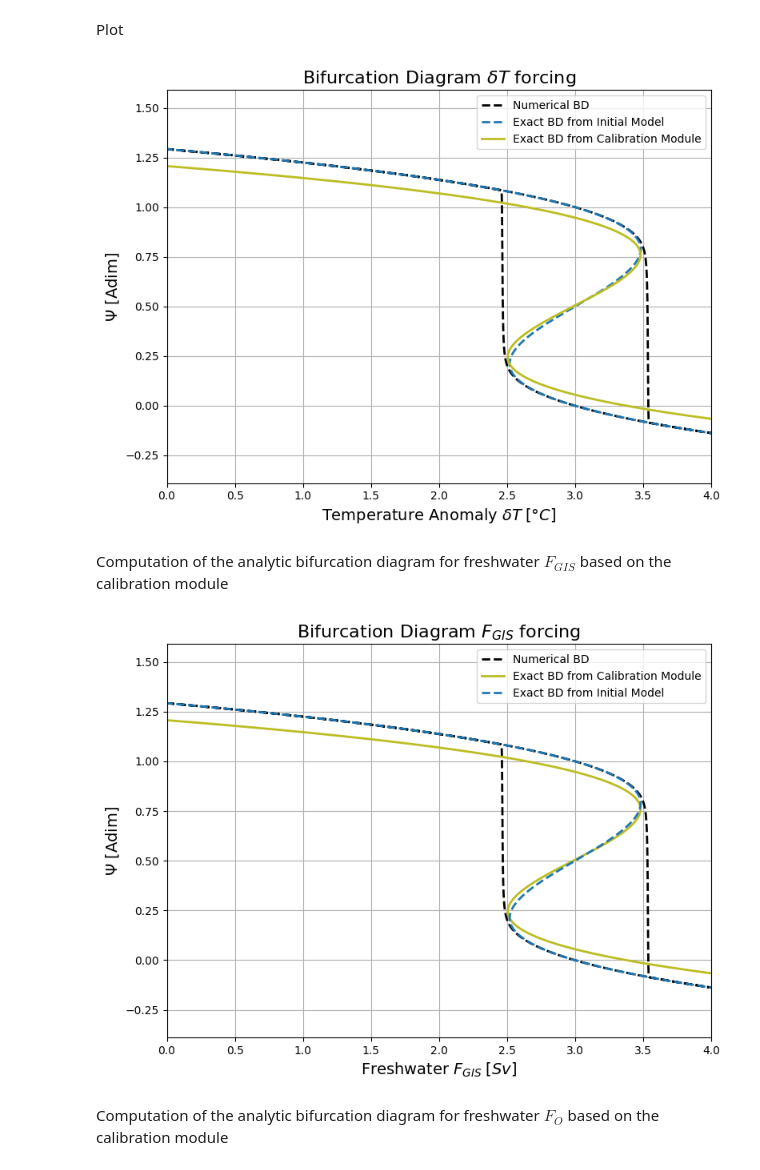
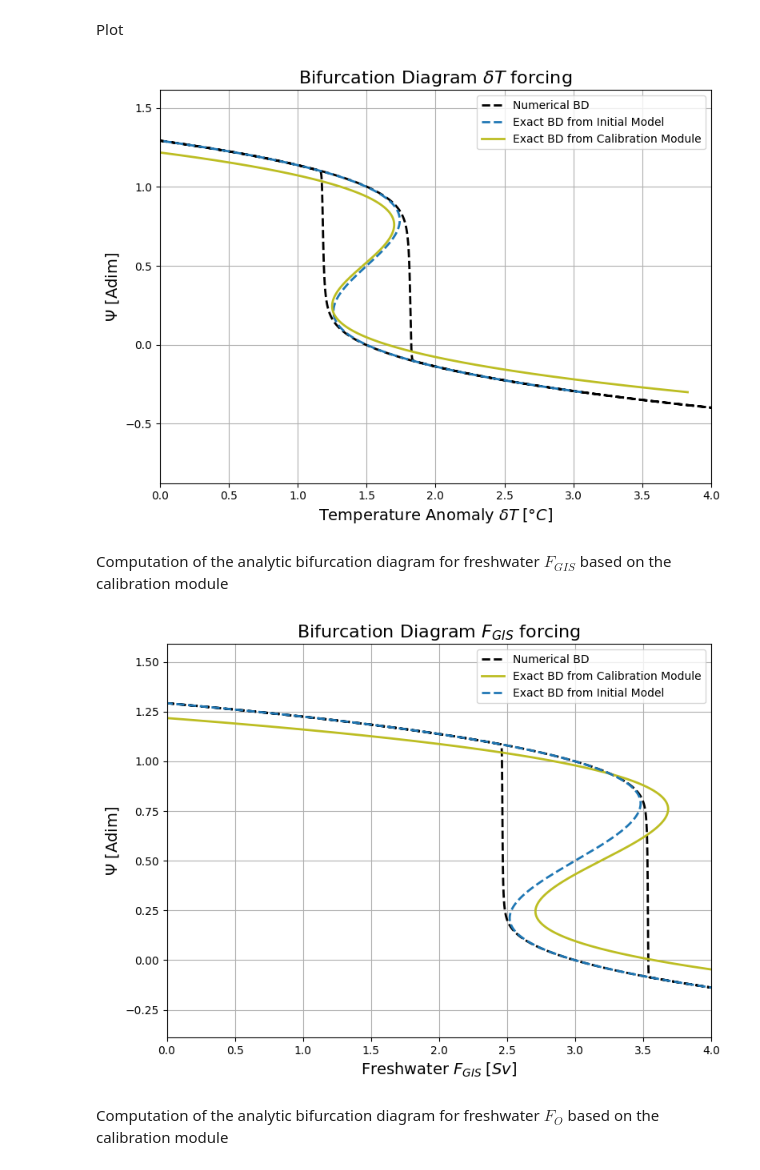
Before and after one commit to AmauryLaridon/LPHYS2299-Master-s-Thesis, a Jupyter notebook: AMOC-GIS Tipping Module/Tipping Module Calibration - Param B/Tipping Module Calibration ParamB.ipynb, the cells around one changed output. Drawn from its saved outputs; the diff is of its cells as text; code cells hidden in the pictures.

Commit message:
Final v2 Calib Modul Param + Start Calib on cGenie

```diff
--- a/AMOC-GIS Tipping Module/Tipping Module Calibration - Param B/Tipping Module Calibration ParamB.ipynb
+++ b/AMOC-GIS Tipping Module/Tipping Module Calibration - Param B/Tipping Module Calibration ParamB.ipynb
@@ -752,12 +801,12 @@ y0 = [1.3]  # initial value
 Parameterization of the forcing
 # %%
 # Parameterization of the temperature forcing - T constant
-T_forcing_cst = 0
-amoc_forcing_temperature = interpolate.interp1d([t0,tend],[T_forcing_cst,T_forcing_cst],bounds_error= False, fill_value=0)
+T_forcing_cst_C = 0
+amoc_forcing_temperature = interpolate.interp1d([t0,tend],[T_forcing_cst_C,T_forcing_cst_C],bounds_error= False, fill_value=0)
 
 # Parameterization of the GIS freshwater forcing - F_GIS constant
-F_GIS_cst = 0
-amoc_forcing_hosing_GIS = interpolate.interp1d([t0,tend],[F_GIS_cst, F_GIS_cst],bounds_error= False, fill_value=0)
+F_GIS_cst_C = 0
+amoc_forcing_hosing_GIS = interpolate.interp1d([t0,tend],[F_GIS_cst_C, F_GIS_cst_C],bounds_error= False, fill_value=0)
 
 # Parameterization of the Other freshwater forcing
 F_O_max = 4
@@ -834,0 +877,16 @@ A more rigourous method is to use a numerical computation.
+# %%
+# Definition of the critical values #
+Psip = 0.76
+Psim = 0.245
+FOp = 2.3
+FOm = 1.65
+
+## Output ##
+print("------------------------------------------------------------------------")
+print("Critical values retrieved visualy based on the hysteresis experiment")
+print("------------------------------------------------------------------------")
+print("Pisp = {:.3f}".format(Psip))
+print("Psim = {:.3f}".format(Psim))
+print("FOp = {:.3f}".format(FOp))
+print("FOm = {:.3f}".format(FOm))
+print("------------------------------------------------------------------------")
@@ -837,8 +906,8 @@ A more rigourous method is to use a numerical computation.
 
 Now based on the critical bifurcations points coordinates from the two hysteres experiment we will "forgot" from which model them comes and only use the coordinates. We want to set those coordinates as input of our calibration algorithm and see if we can retrieve the "forgoten" coefficients.
 # %%
-valid_test_AMOC_crit_params = [0.76,0.245,3.48,2.505,3.48,2.505,3.48,2.505,50,50]
-valid_test_calib_coef = calib_module_AMOC_ParamB(valid_test_AMOC_crit_params[0], valid_test_AMOC_crit_params[1], valid_test_AMOC_crit_params[2], valid_test_AMOC_crit_params[3], valid_test_AMOC_crit_params[4], valid_test_AMOC_crit_params[5], valid_test_AMOC_crit_params[6] , valid_test_AMOC_crit_params[7],F_GIS_cst, F_O_cst, T_forcing_cst, F_O_cst, T_forcing_cst, F_GIS_cst)
+valid_test_AMOC_crit_params = [Psip,Psim,Tp,Tm,FGISp,FGISm,FOp,FOm,50,50]
+valid_test_calib_coef = calib_module_AMOC_ParamB(valid_test_AMOC_crit_params[0], valid_test_AMOC_crit_params[1], valid_test_AMOC_crit_params[2], valid_test_AMOC_crit_params[3], valid_test_AMOC_crit_params[4], valid_test_AMOC_crit_params[5], valid_test_AMOC_crit_params[6] , valid_test_AMOC_crit_params[7],F_GIS_cst_A, F_O_cst_A, T_forcing_cst_B, F_O_cst_B, T_forcing_cst_C, F_GIS_cst_C)
 
 a_AMOC = valid_test_calib_coef[0]
 b_AMOC = valid_test_calib_coef[1]
@@ -902,29 +971,29 @@ Global error between initial and calibrated coeficients = 0.101
 #### Bifurcation Diagram comparison
 Computation of the analytic bifurcation diagram for temperature based on the calibration module
 # %%
-T_calib_module = (psi_range**3-a_AMOC*psi_range**2-b_AMOC*psi_range-c_AMOC-e_AMOC*F_GIS_cst-f_AMOC*F_O_cst)/d_AMOC
+T_calib_module = (psi_range**3-a_AMOC*psi_range**2-b_AMOC*psi_range-c_AMOC-e_AMOC*F_GIS_cst_A-f_AMOC*F_O_cst_A)/d_AMOC
 # %% [markdown]
 Plot
 # %%
 fig, ax = plt.subplots(1,1,figsize=(8,6))
 
 amoc_forcing_temperature = interpolate.interp1d([t0,(t0+tend)/2,tend],[0,T_forcing_max,0],bounds_error= False, fill_value=0)
 
 ax.plot(amoc_forcing_temperature(sol_ExpA.t), sol_ExpA.y[0], "k--", lw=2, label="Numerical BD")
-ax.plot(T,psi_range,'--',color="tab:blue", lw=2, label="Exact BD from Initial Model")
+ax.plot(T_analy_A,psi_range,'--',color="tab:blue", lw=2, label="Exact BD from Initial Model")
 ax.plot(T_calib_module,psi_range,color="tab:olive", lw=2, label="Exact BD from Calibration Module")
 ax.set_title("Bifurcation Diagram " + r"$\delta T $ forcing", size=16)
 ax.set_xlabel("Temperature Anomaly " + r"$\delta T \; [°C]$", fontsize=14)
 ax.set_ylabel(r"$\Psi$ [Adim]", fontsize=14)
 ax.set_xlim((0, 4))
 ax.grid()
 
 plt.legend()
 fig.tight_layout()
 plt.savefig(save_fig_dir+'/Validation Test v2/Bif_diag_Comp_Temp', dpi=600, bbox_inches="tight")
 plt.show()
 # %% [output]
-[figure, old version]
+[figure, new version]
 # %% [markdown]
 Computation of the analytic bifurcation diagram for freshwater $F_{GIS}$ based on the calibration module
 # %%
@@ -936,7 +1005,7 @@ amoc_forcing_hosing_GIS = interpolate.interp1d([t0,(t0+tend)/2, tend],[0, F_GIS_
 
 ax.plot(amoc_forcing_hosing_GIS(sol_ExpB.t), sol_ExpB.y[0], "k--", lw=2, label="Numerical BD")
 ax.plot(F_GIS_calib_module,psi_range,color="tab:olive", lw=2, label="Exact BD from Calibration Module")
-ax.plot(F_GIS,psi_range,'--',color="tab:blue", lw=2, label="Exact BD from Initial Model")
+ax.plot(F_GIS_analy_B,psi_range,'--',color="tab:blue", lw=2, label="Exact BD from Initial Model")
 ax.set_title("Bifurcation Diagram " + r"$F_{GIS} $ forcing", size=16)
 ax.set_xlabel("Freshwater " + r"$F_{GIS} \; [Sv]$", size=14)
 ax.set_ylabel(r"$\Psi$ [Adim]", size=14)
@@ -948,7 +1017,7 @@ fig.tight_layout()
 plt.savefig(save_fig_dir+'/Validation Test v2/Bif_diag_Comp_FGIS', dpi=600, bbox_inches="tight")
 plt.show()
 # %% [output]
-[figure, old version]
+[figure, new version]
 # %% [markdown]
 Computation of the analytic bifurcation diagram for freshwater $F_{O}$ based on the calibration module
 # %%
```
Also changed, not shown: parts of 52 cells of this notebook, 47 other files.
